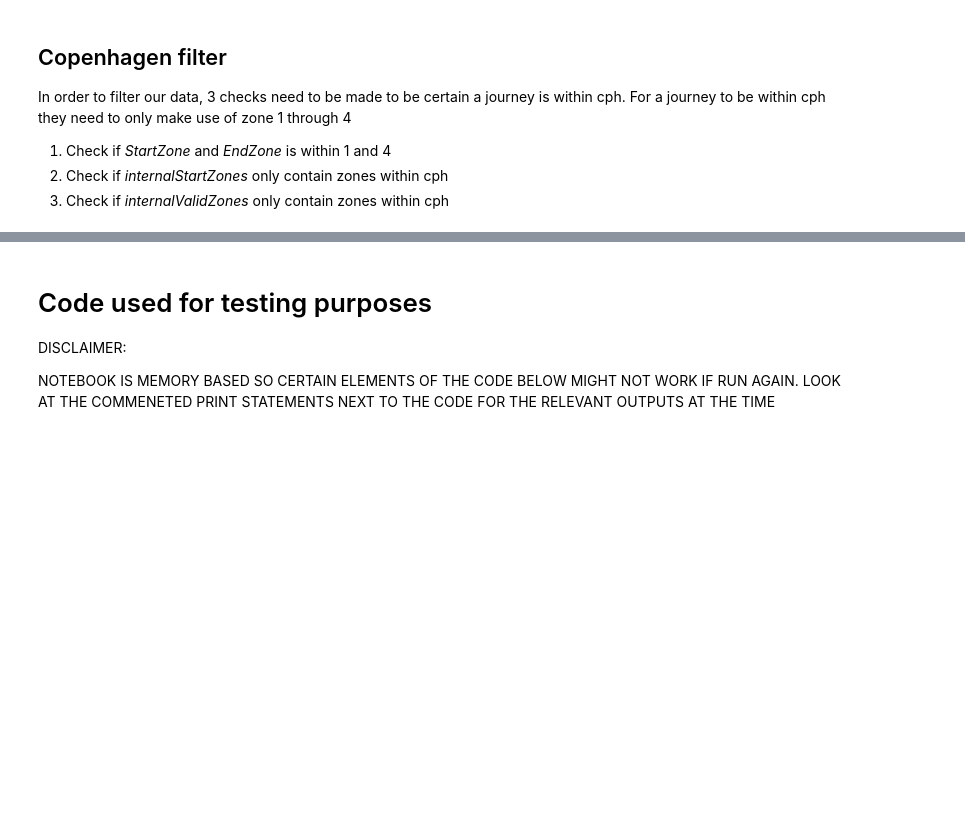
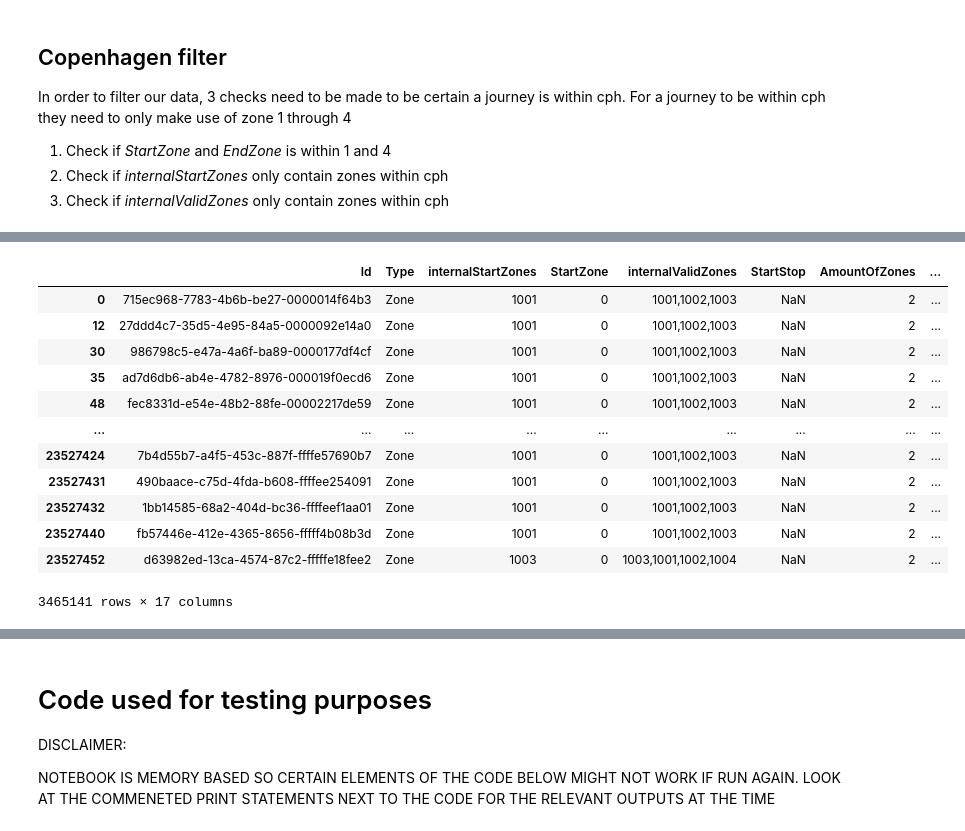
Before and after one commit to monicahardt/BachelorProject, a Jupyter notebook: Notebooks/Notebook.ipynb, the cells around one changed output, grey strips where cells are left out. Saved outputs shown, nothing was run; the diff lists cells and outputs as text; code cells hidden in the pictures; blank space fills up the shorter version.

```diff
--- a/Notebooks/Notebook.ipynb
+++ b/Notebooks/Notebook.ipynb
@@ -131,10 +148,26 @@ def get_conditions(data):
         | # or
         pd.isna(data['internalStartZones'])
         )
-    return (condition_1 & condition_3)
+    return (condition_2 | condition_3)
 
 cph_data_SJ = data_måned_SJ[get_conditions(data_måned_SJ)]
 cph_data_Journeys = data_måned_Journeys[get_conditions(data_måned_Journeys)]
+
+condition_2 = (
+    (data_full_Journeys['internalValidZones'].str.match(r'^(1001|1002|1003|1004)(,(1001|1002|1003|1004))*$')
+    | # or
+    pd.isna(data_full_Journeys['internalValidZones']))
+    )
+
+condition_3 = (
+    (data_full_Journeys['internalStartZones'].str.match(r'^(1001|1002|1003|1004)$'))
+    | # or
+    pd.isna(data_full_Journeys['internalStartZones'])
+    )
+
+
+cph_data_Journeys_full_1 = data_full_Journeys[(condition_2)]
+cph_data_Journeys_full_2 = cph_data_Journeys_full_1[condition_3]
 
 # grp = cph_data.groupby('SJSearchJourney_Id').agg(list)
 
@@ -142,4 +175,4 @@ cph_data_Journeys = data_måned_Journeys[get_conditions(data_måned_Journeys)]
 
 # grp.count()
 
-cph_data_SJ
+# cph_data_SJ
@@ -219,0 +248,50 @@ dtype: int64
+# %%
+# data_måned_Journeys[(data_måned_Journeys['SearchEnd'] == '2 zoner')] # 310
+# data_måned_Journeys[data_måned_Journeys['SearchStart'].str.contains("okation", na=False)] # 419
+# data_filter_1 = data_måned_Journeys[~data_måned_Journeys['SearchStart'].str.contains("okation", na=False) | ~data_måned_Journeys['SearchEnd'].str.contains("zone", na=False)] # 419
+# data_filter_2 = data_filter_1[(data_filter_1['SearchStart'] != data_filter_1['SearchEnd'])  | (data_filter_1['StartStop'] != data_filter_1['EndStop'])] # 419
+# data_filter_2
+
+
+# First two filters are in order to remove entries from the table where 'lokation' and 'zoner' are the values
+data_filter_1_full = cph_data_Journeys_full_2[ ~ (cph_data_Journeys_full_2['SearchStart'].str.contains("okation", na=False)
+                                             |
+                                             cph_data_Journeys_full_2['SearchStart'].str.contains("zoner", na=False))]
+data_filter_2_full = data_filter_1_full[( ~ (data_filter_1_full['SearchEnd'].str.contains("zoner", na=False)
+                                            |
+                                            data_filter_1_full['SearchEnd'].str.contains("okation", na=False)))]
+# next two filters are English filters of the first
+data_filter_3_full = data_filter_2_full[( ~ (data_filter_2_full['SearchEnd'].str.contains("zones", na=False)
+                                            |
+                                            data_filter_2_full['SearchEnd'].str.contains("ocation", na=False)))]
+
+data_filter_4_full = data_filter_3_full[( ~ (data_filter_3_full['SearchStart'].str.contains("zones", na=False)
+                                            |
+                                            data_filter_3_full['SearchStart'].str.contains("ocation", na=False)))]
+# Next filter is to remove entries where one of the matching search-x or x-stop are Null
+data_filter_5_full = data_filter_4_full[(
+                                        ( ~ (pd.isna(data_filter_4_full['SearchStart'])) & ~ (pd.isna(data_filter_4_full['SearchEnd'])))
+                                        | # Or
+                                        ( ~ (pd.isna(data_filter_4_full['StartStop'])) & ~ (pd.isna(data_filter_4_full['EndStop'])))
+                                        )]
+data_filter_5_full
+
+
+# data_filter_2_full[(pd.isna(data_filter_2_full['StartStop']))] #I vores data for alle journeys har vi 1138 rejser i kbh. Her er 681 af dem med start og slut stop, men 457 af dem uden hvor vi må stole search
+
+
+# data_måned_SJ[data_måned_SJ['SearchStart'].str.contains("okation", na=False) | data_måned_SJ['SearchEnd'].str.contains("zone", na=False)] # 419
+# %% [output]
+|  | Id | Type | internalStartZones | StartZone | internalValidZones | StartStop | AmountOfZones | ... |
+| 0 | 715ec968-7783-4b6b-be27-0000014f64b3 | Zone | 1001 | 0 | 1001,1002,1003 | NaN | 2 | ... |
+| 12 | 27ddd4c7-35d5-4e95-84a5-0000092e14a0 | Zone | 1001 | 0 | 1001,1002,1003 | NaN | 2 | ... |
+| 30 | 986798c5-e47a-4a6f-ba89-0000177df4cf | Zone | 1001 | 0 | 1001,1002,1003 | NaN | 2 | ... |
+| 35 | ad7d6db6-ab4e-4782-8976-000019f0ecd6 | Zone | 1001 | 0 | 1001,1002,1003 | NaN | 2 | ... |
+| 48 | fec8331d-e54e-48b2-88fe-00002217de59 | Zone | 1001 | 0 | 1001,1002,1003 | NaN | 2 | ... |
+| ... | ... | ... | ... | ... | ... | ... | ... | ... |
+| 23527424 | 7b4d55b7-a4f5-453c-887f-ffffe57690b7 | Zone | 1001 | 0 | 1001,1002,1003 | NaN | 2 | ... |
+| 23527431 | 490baace-c75d-4fda-b608-ffffee254091 | Zone | 1001 | 0 | 1001,1002,1003 | NaN | 2 | ... |
+| 23527432 | 1bb14585-68a2-404d-bc36-ffffeef1aa01 | Zone | 1001 | 0 | 1001,1002,1003 | NaN | 2 | ... |
+| 23527440 | fb57446e-412e-4365-8656-fffff4b08b3d | Zone | 1001 | 0 | 1001,1002,1003 | NaN | 2 | ... |
+| 23527452 | d63982ed-13ca-4574-87c2-fffffe18fee2 | Zone | 1003 | 0 | 1003,1001,1002,1004 | NaN | 2 | ... |
+3465141 rows × 17 columns
```
Also changed, not shown: parts of 7 cells of this notebook, 2 other files.
